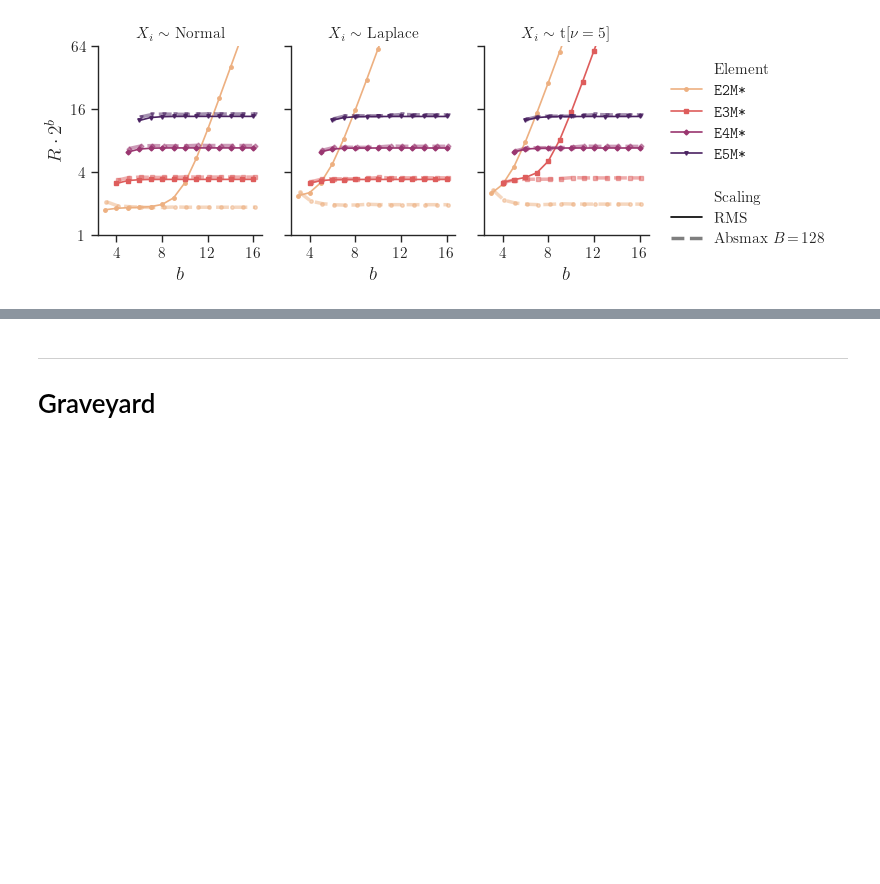
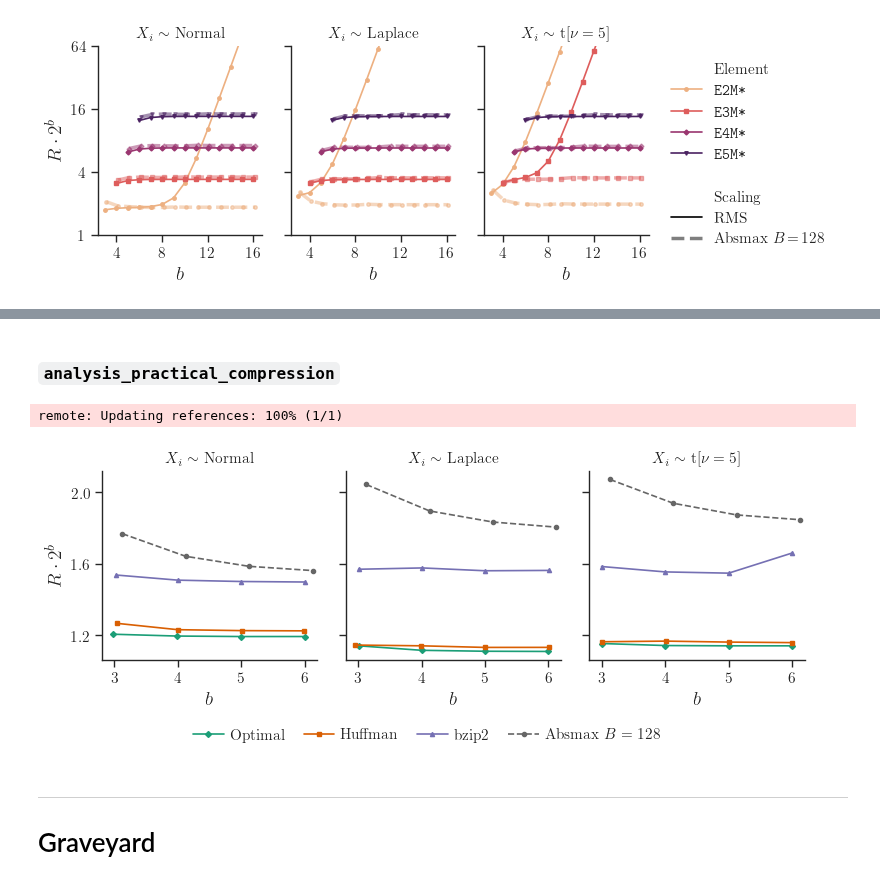
Before and after one commit to graphcore-research/llama-mobile-vlm, a Jupyter notebook: 20250127-FormatsCascade/Analysis.ipynb, the cells around one changed output, grey strips where cells are left out. Drawn from its saved outputs; the diff is of its cells as text; code cells hidden in the pictures; blank space fills up the shorter version.

```diff
--- a/20250127-FormatsCascade/Analysis.ipynb
+++ b/20250127-FormatsCascade/Analysis.ipynb
@@ -566,3 +630,68 @@ remote: Updating references: 100% (1/1)
+# %% [markdown]
+### `analysis_practical_compression`
+# %%
+# Warning - this is slow, as it runs practical compressors on CPU
+
+samples = 2**20
+distributions = [A.Normal(), A.Laplace(), A.StudentT(df=5)]
+b_elems = torch.arange(3, 7).tolist()
+block_size = 128
+compressors = [
+    ("optimal", dict(label="Optimal", marker="D", color=plot_utils.PALETTE[0])),
+    ("huffman", dict(label="Huffman", marker="s", color=plot_utils.PALETTE[1])),
+    ("bz2", dict(label="bzip2", marker="^", color=plot_utils.PALETTE[2])),
+]
+block_args = dict(ls="--", marker="o", color="#666", label=f"Absmax $B={block_size}$")
+
+grid = plot_utils.grid(cols=distributions, sharey=True)
+for (dist,), ax in grid:
+    X = dist.sample(samples, seed=1, device=DEVICE)
+    X_train = dist.sample(samples, seed=2, device=DEVICE)
+    for compressor, args in compressors:
+        bs, ys = [], []
+        for b_elem in b_elems:
+            fmt = Q.LinearScalingCompressionFormat(
+                dist.find_compressed_quantiser(
+                    b_elem,
+                    A.block_normalise(X, scaling="rms", block_size=None),
+                    A.block_normalise(X_train, scaling="rms", block_size=None),
+                    scaling="rms",
+                    block_size=None,
+                    compressor=compressor,
+                ),
+                Q.BFLOAT16, (None,), scaling="rms",
+            )
+            b = fmt.count_bits_tensor(X) / X.nelement()
+            bs.append(b)
+            ys.append(A.qrmse_norm(fmt, X).item() * 2**b)
+        ax.plot(bs, ys, **plot_utils.drop_label(args))
+
+    bs, ys = [], []
+    for b_elem in b_elems:
+        fmt = Q.LinearScalingFormat(dist.quantiser(b_elem, "absmax", block_size), Q.BFLOAT16, (block_size,), "absmax")
+        b = fmt.count_bits(X.shape) / X.nelement()
+        bs.append(b)
+        ys.append(A.qrmse_norm(fmt, X).item() * 2**b)
+    ax.plot(bs, ys, **plot_utils.drop_label(block_args))
+
+    ax.set_xlim((3-0.2, 6+0.2))
+    ax.xaxis.set_major_locator(matplotlib.ticker.MultipleLocator(1))
+    ax.set_xlabel("bits")
+    ax.set_title(f"$X_i \\sim$ {distribution_name(dist)}")
+
+ax0 = grid.axes[0, 0]
+ax0.set_ylabel(r"$R \cdot 2^b$")
+ax0.yaxis.set_major_locator(matplotlib.ticker.MultipleLocator(0.4))
+plot_utils.set_figure_legend(
+    grid.figure,
+    build=[compressors + [(None, block_args)]],
+    bbox_to_anchor=(0.0, 0.05, 1.0, 0), loc="upper center", ncols=4, columnspacing=1.25, handletextpad=0.4,
+)
+plot_utils.tidy(grid.figure)
+plot_utils.save("analysis_practical_compression")
+# %% [output]
+remote: Updating references: 100% (1/1)
+[figure, added]
 # %% [markdown]
 ---
 # Graveyard
```
Also changed, not shown: parts of 7 cells of this notebook, 3 other files.
